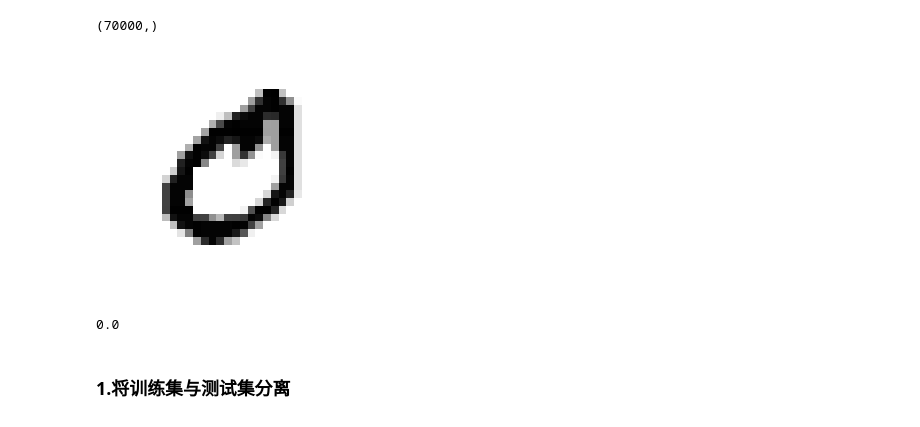
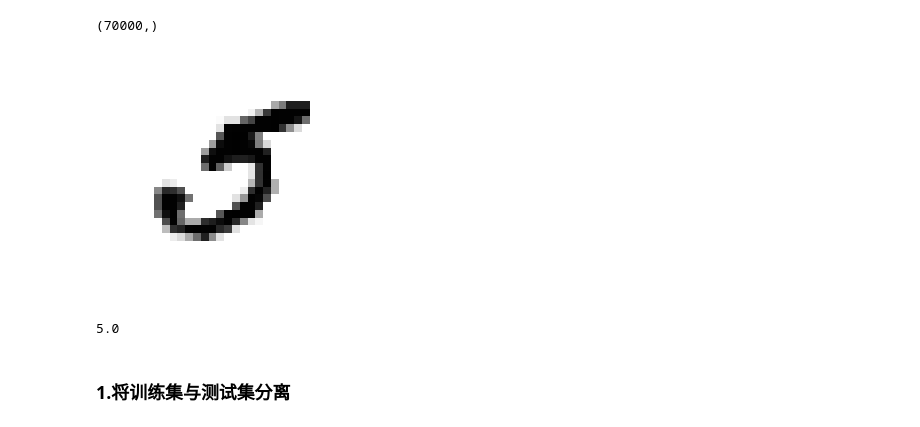
Before and after one commit to JackDemo/hands-on-ml-with-sklearn-and-tf, a Jupyter notebook: Section_3.ipynb, the cells around one changed output. Saved outputs shown, nothing was run; the diff lists cells and outputs as text; code cells hidden in the pictures.

```diff
--- a/Section_3.ipynb
+++ b/Section_3.ipynb
@@ -51,17 +51,17 @@ y.shape
 import matplotlib
 import matplotlib.pyplot as plt
 # %%
-some_digit = X[1]
+some_digit = X[36000]
 some_digit_image = some_digit.reshape(28,28)
 plt.imshow(some_digit_image,cmap= matplotlib.cm.binary, interpolation= "nearest")
 plt.axis("off")
 plt.show()
 # %% [output]
-[figure, old version]
+[figure, new version]
 # %%
-y[1]
+y[36000]
 # %% [output]
-0.0
+5.0
 # %% [markdown]
 ### 1.将训练集与测试集分离
 # %%
```
Also changed, not shown: parts of 32 cells of this notebook, 1 other file.
